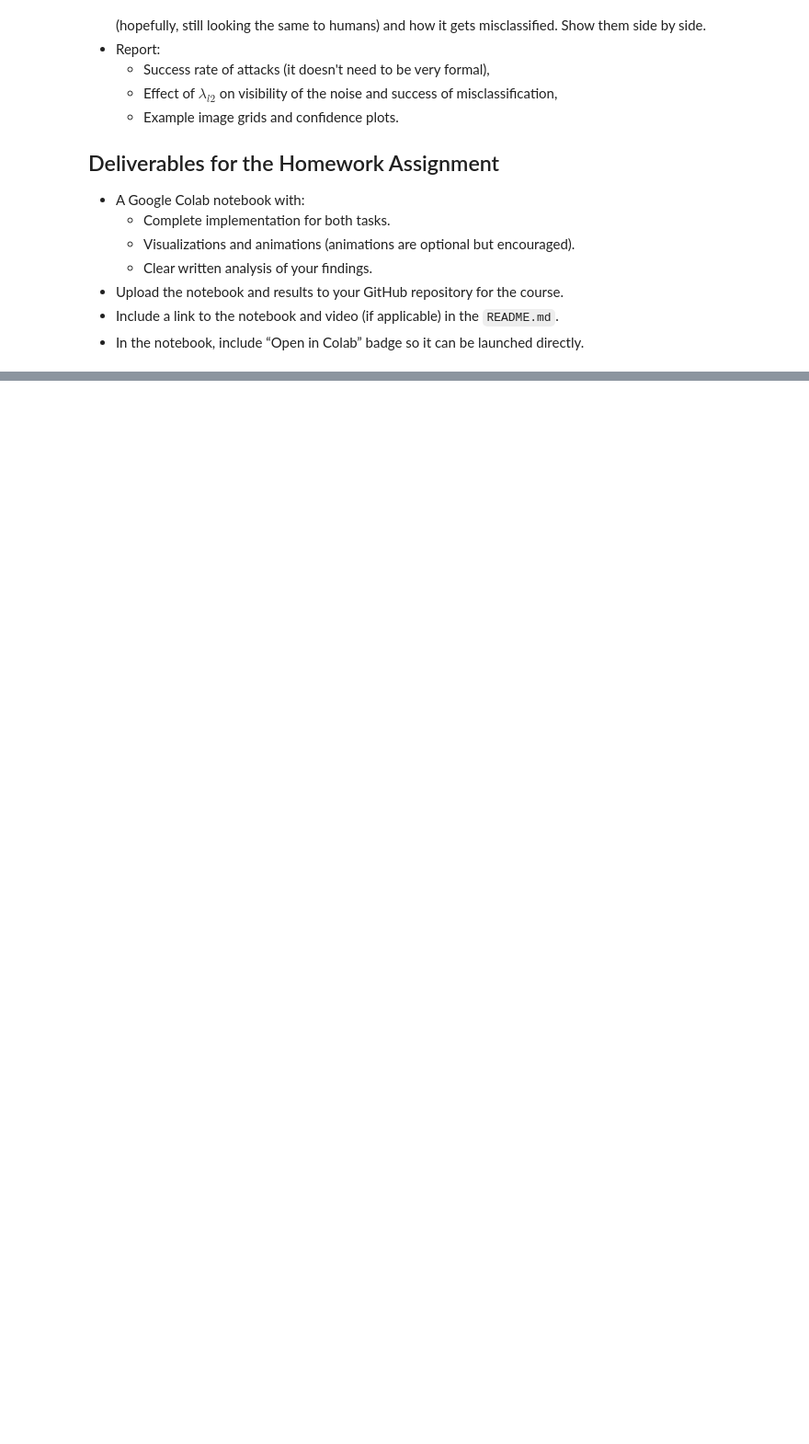
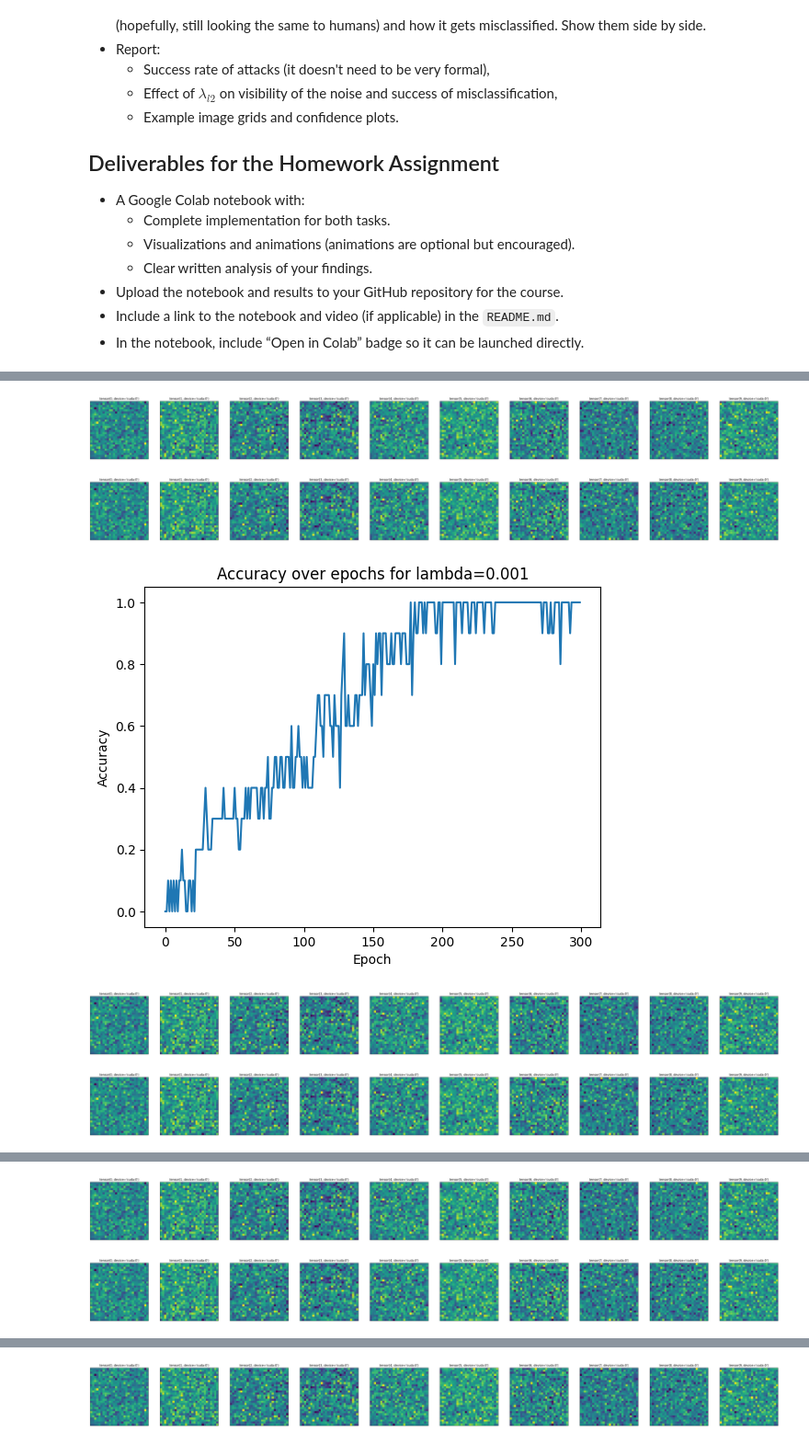
Before and after one commit to kussy29/machine_learning, a Jupyter notebook: lab10_convolutional_neural_network_cnn.ipynb, the cells around one changed output, grey strips where cells are left out. Shown at 92% size. Saved outputs shown, nothing was run; the diff lists cells and outputs as text; code cells hidden in the pictures; blank space fills up the shorter version.

```diff
--- a/lab10_convolutional_neural_network_cnn.ipynb
+++ b/lab10_convolutional_neural_network_cnn.ipynb
@@ -228,0 +237,77 @@ Tune the $\lambda_{l2}$ to find the best range.
+# %%
+import matplotlib.pyplot as plt
+def display_numbers(inputs):
+  figure = plt.figure(figsize=(50, 5))
+  for i in range(10):
+    plt.subplot(1, 10, i + 1)
+    plt.title(str(labels[i]))
+    plt.xticks([])
+    plt.yticks([])
+    plt.grid(False)
+    input=inputs[i].squeeze(0)
+    #input*=0.3081
+    #input+=0.1307
+    #input*=255
+    plt.imshow(input)
+# %%
+net.to(device)
+net.requires_grad= False
+labels=torch.tensor([0,1,2,3,4,5,6,7,8,9])
+
+lambdas_l2=[0.001,0.01,0.1,1,10]
+
+starting_inputs=torch.randn((10,1,28,28))
+
+for lambda_l2 in lambdas_l2:
+
+  noised_inputs=starting_inputs.clone()
+  noised_inputs = noised_inputs.to(device)
+  noised_inputs.requires_grad = True
+  labels = labels.to(device)
+  optimizer = torch.optim.Adam([noised_inputs], 0.001)   #initial and fixed learning rate of 0.001.
+
+
+  accuracy=[]
+
+  display_numbers(starting_inputs.cpu().detach().numpy())
+
+  for epoch in range(300):  #  an epoch is a training run through the whole data set
+
+      optimizer.zero_grad()
+
+      batch_outputs = net(noised_inputs)   #this line calls the forward(self, x) method of the MLP object. Please note, that the last layer of the MLP is linear
+                                            #and MLP doesn't apply
+                                            #the nonlinear activation after the last layer
+      loss = torch.nn.functional.cross_entropy(batch_outputs, labels, reduction = "mean")+lambda_l2 * noised_inputs.pow(2).mean() #instead, nonlinear softmax is applied internally in THIS loss function
+      loss.backward()       #this computes gradients as we have seen in previous workshops
+      optimizer.step()
+
+      good=0
+      wrong=0
+      with torch.no_grad():   #it prevents that the net learns during evalution. The gradients are not computed, so this makes it faster, too
+        for i in range(10): #batches in test are of size 1
+          datapoint= noised_inputs[i]
+          datapoint=datapoint.unsqueeze_(0)
+          label = labels[i]
+
+          prediction = net(datapoint.to(device))                  #prediction has values representing the "prevalence" of the corresponding class
+          classification = torch.argmax(prediction)    #the class is the index of maximal "prevalence"
+
+          if classification.item() == label.item():
+            good += 1
+          else:
+            wrong += 1
+      accuracy.append(good/(good+wrong))
+  display_numbers(noised_inputs.cpu().detach().numpy())
+  plt.show()
+  plt.plot(accuracy)
+  plt.xlabel("Epoch")
+  plt.ylabel("Accuracy")
+  plt.title(f'Accuracy over epochs for lambda={lambda_l2}')
+  plt.show()
+# %% [output]
+[figure, added]
+[figure, added]
+[figure, added]
+[figure, added]
+[figure, added]
@@ -228,0 +315,2 @@ Tune the $\lambda_{l2}$ to find the best range.
+[figure, added]
+[figure, added]
@@ -228,0 +318 @@ Tune the $\lambda_{l2}$ to find the best range.
+[figure, added]
```
Also changed, not shown: parts of 10 cells of this notebook.
